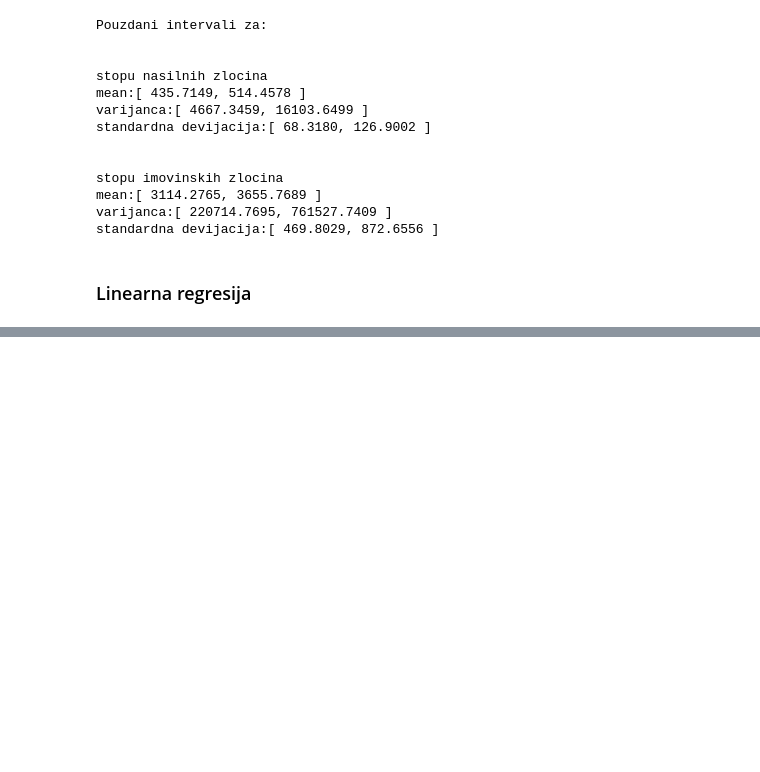
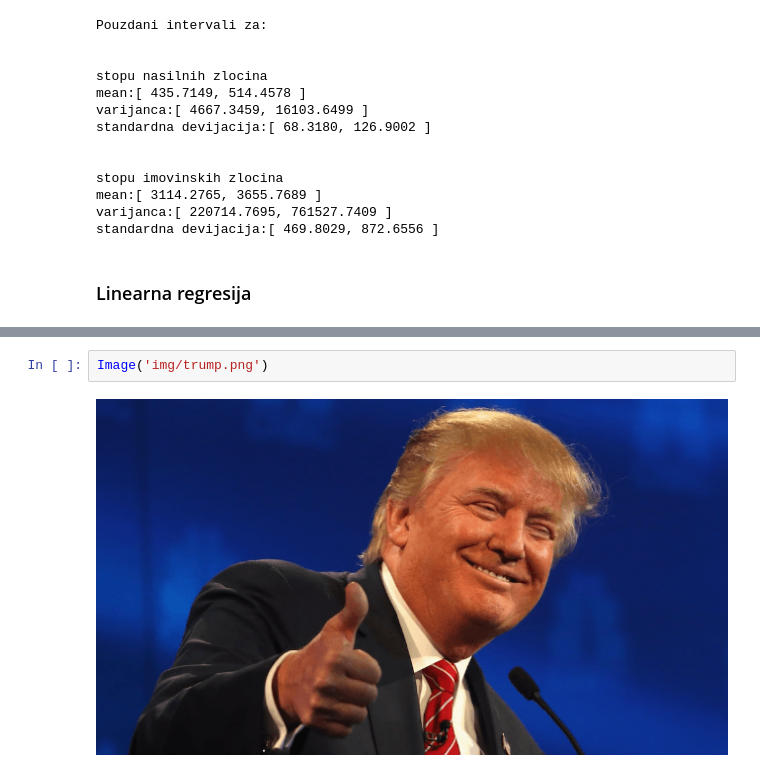
Before and after one commit to migamul/Matematicki-softver, a Jupyter notebook: Analiza zlocina u Sjedinjenim Americkim Drzavama.ipynb, the cells around one changed output, grey strips where cells are left out. Drawn from its saved outputs; the diff is of its cells as text; blank space fills up the shorter version.

```diff
--- a/Analiza zlocina u Sjedinjenim Americkim Drzavama.ipynb
+++ b/Analiza zlocina u Sjedinjenim Americkim Drzavama.ipynb
@@ -560,0 +588,4 @@ Uočimo da se može vidjeti trend opadanja obju stopa.
+# %%
+Image('img/trump.png')
+# %% [output]
+[figure, added]
```
Also changed, not shown: parts of 24 cells of this notebook.
